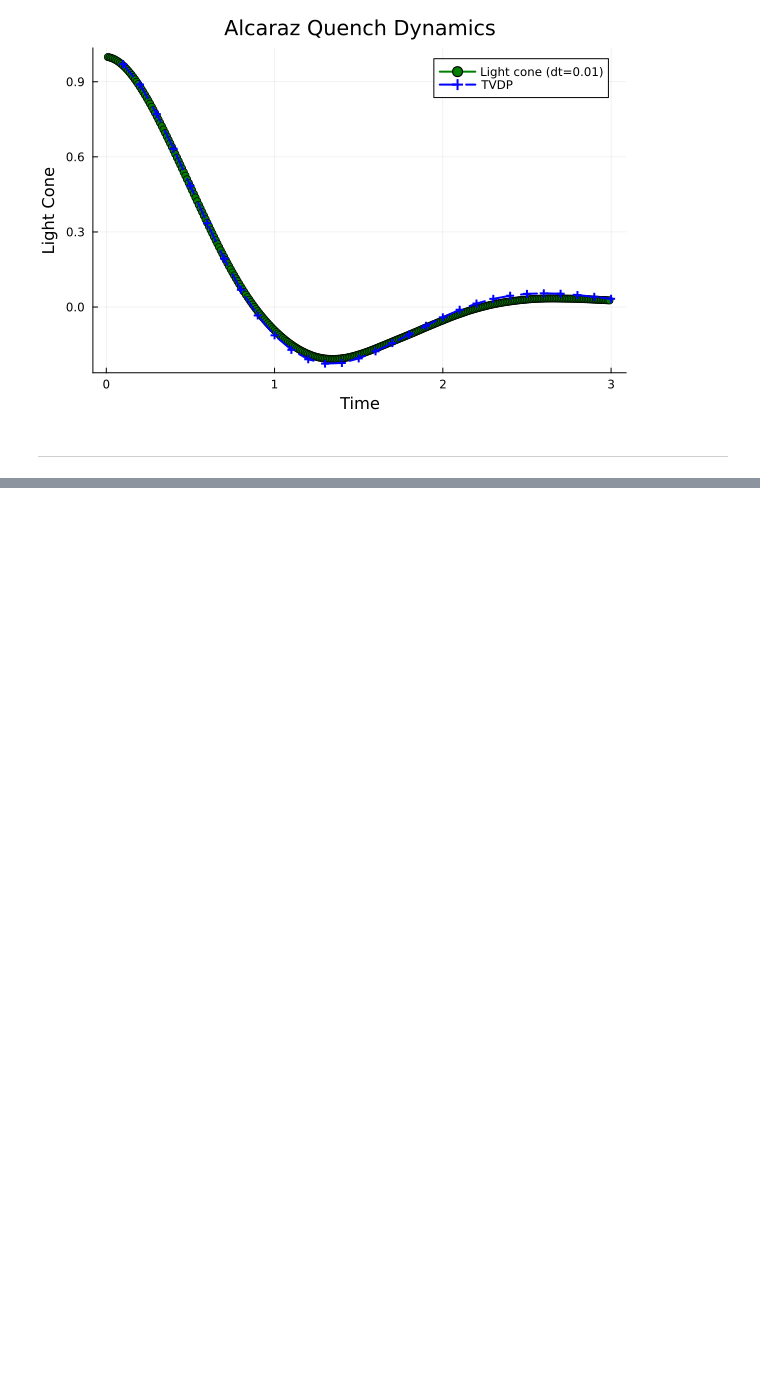
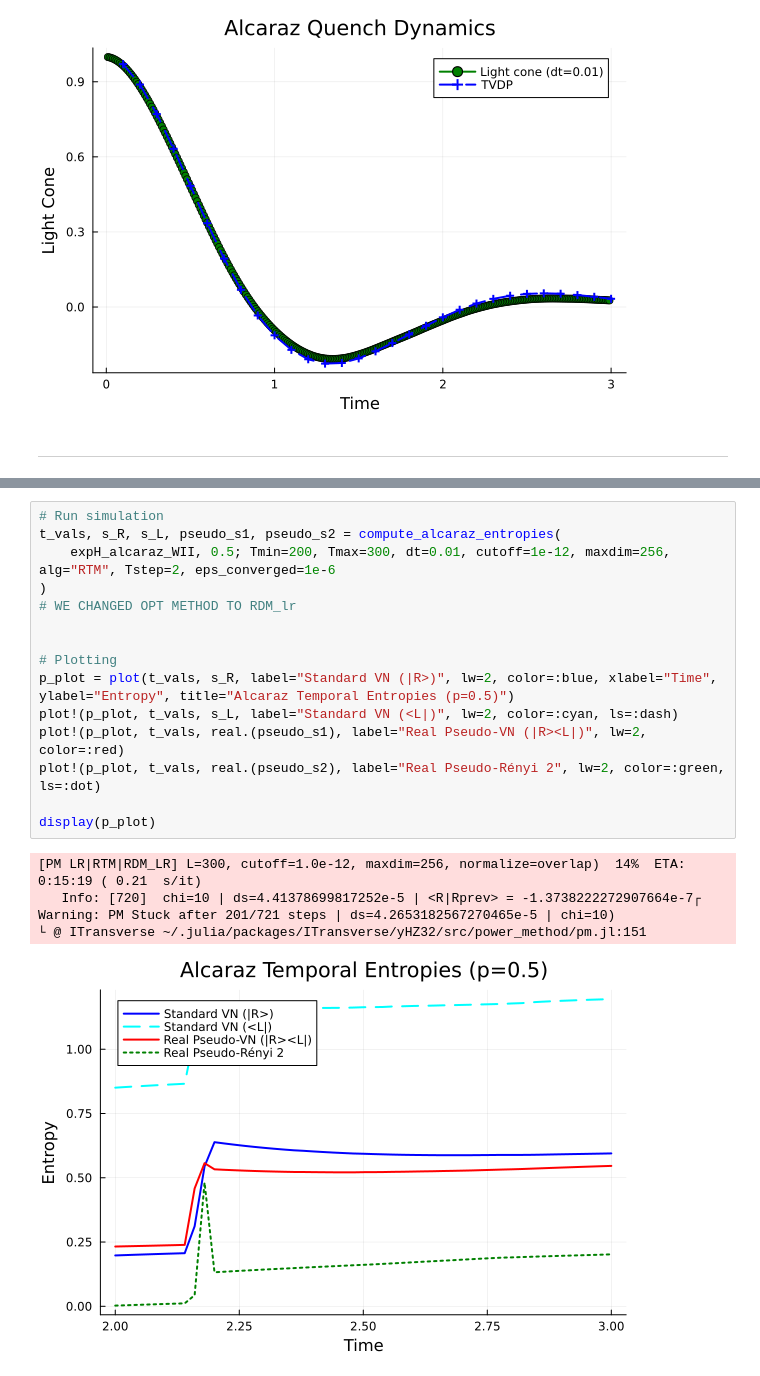
Before and after one commit to jmarquezol/QuantumMaster, a Jupyter notebook: master_thesis/NNN_crit_model.ipynb, the cells around one changed output, grey strips where cells are left out. Saved outputs shown, nothing was run; the diff lists cells and outputs as text; blank space fills up the shorter version.

Commit message:
julia implementation

```diff
--- a/master_thesis/NNN_crit_model.ipynb
+++ b/master_thesis/NNN_crit_model.ipynb
@@ -889,0 +1073,20 @@ display(p2)
+# %%
+# Run simulation
+t_vals, s_R, s_L, pseudo_s1, pseudo_s2 = compute_alcaraz_entropies(
+    expH_alcaraz_WII, 0.5; Tmin=200, Tmax=300, dt=0.01, cutoff=1e-12, maxdim=256, alg="RTM", Tstep=2, eps_converged=1e-6
+)
+# WE CHANGED OPT METHOD TO RDM_lr
+
+
+# Plotting
+p_plot = plot(t_vals, s_R, label="Standard VN (|R>)", lw=2, color=:blue, xlabel="Time", ylabel="Entropy", title="Alcaraz Temporal Entropies (p=0.5)")
+plot!(p_plot, t_vals, s_L, label="Standard VN (<L|)", lw=2, color=:cyan, ls=:dash)
+plot!(p_plot, t_vals, real.(pseudo_s1), label="Real Pseudo-VN (|R><L|)", lw=2, color=:red)
+plot!(p_plot, t_vals, real.(pseudo_s2), label="Real Pseudo-Rényi 2", lw=2, color=:green, ls=:dot)
+
+display(p_plot)
+# %% [output]
+[PM LR|RTM|RDM_LR] L=300, cutoff=1.0e-12, maxdim=256, normalize=overlap)  14%  ETA: 0:15:19 ( 0.21  s/it)
+   Info: [720]  chi=10 | ds=4.41378699817252e-5 | <R|Rprev> = -1.3738222272907664e-7┌ Warning: PM Stuck after 201/721 steps | ds=4.2653182567270465e-5 | chi=10)
+└ @ ITransverse ~/.julia/packages/ITransverse/yHZ32/src/power_method/pm.jl:151
+[figure, added]
```
Also changed, not shown: parts of 18 cells of this notebook, 17 other files.
